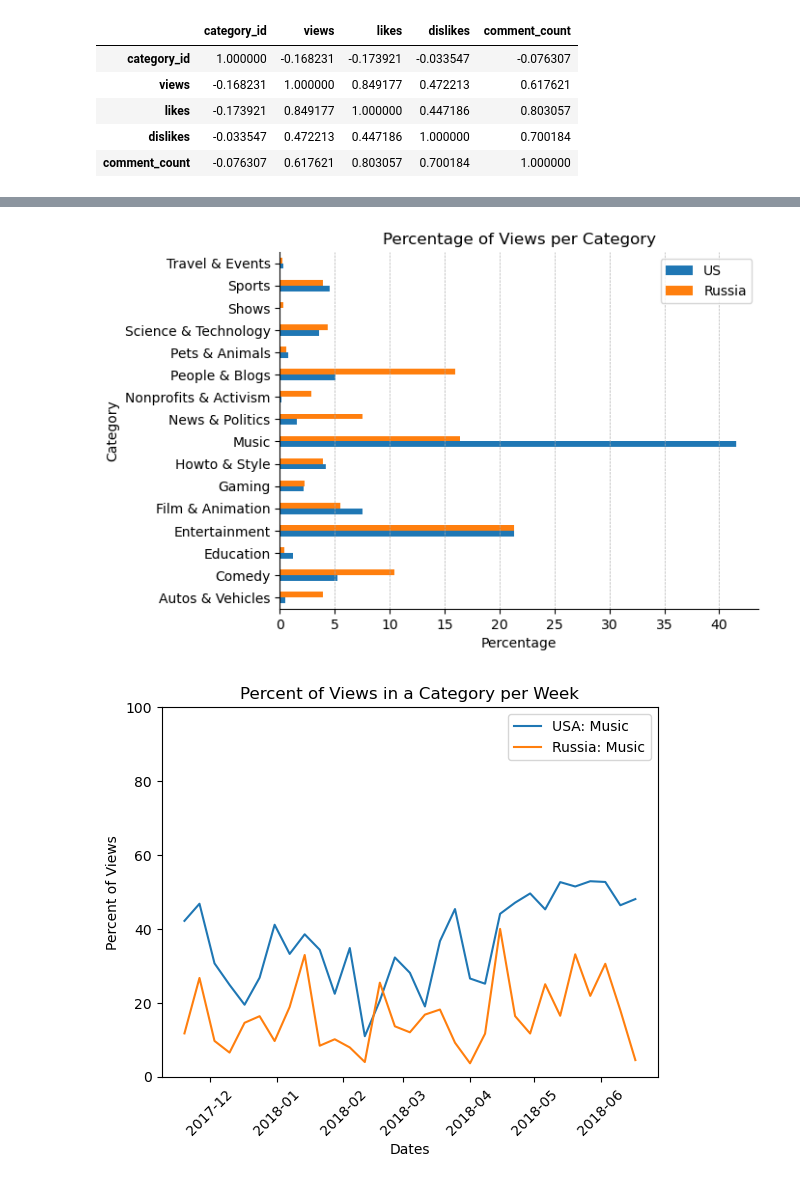
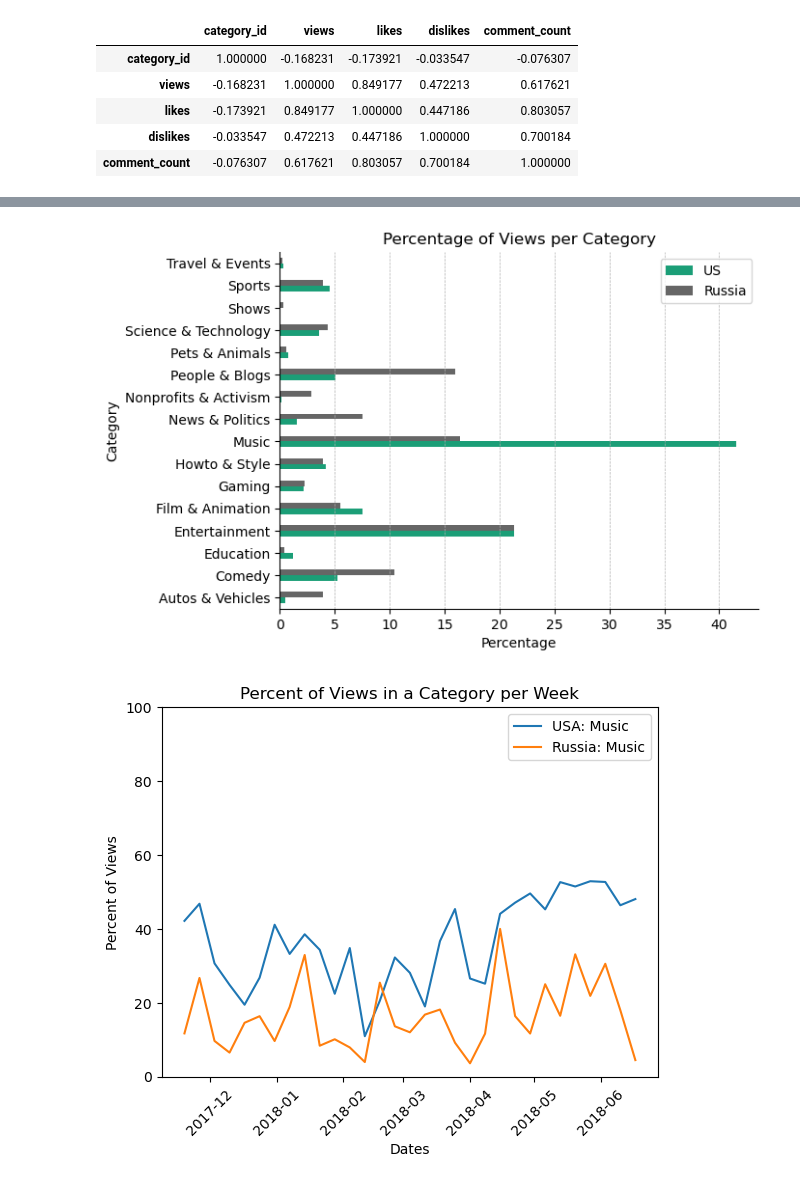
Before and after one commit to JosephTylerSeay/Pandas-EDA-Case-Study, a Jupyter notebook: project.ipynb, the cells around one changed output, grey strips where cells are left out. Cells and saved outputs as stored; diff of their text form; code cells hidden in the pictures.

```diff
--- a/project.ipynb
+++ b/project.ipynb
@@ -123,17 +91,16 @@ most_viewed_in_each_category.plot(kind="barh")
 # %%
 us_cat_views = get_view_percentage(us_df_reduced)
 ru_cat_views = get_view_percentage(ru_df_reduced)
-ax = pd.merge(us_cat_views, ru_cat_views, on= "category_name").plot(kind="barh")
+ax = pd.merge(us_cat_views, ru_cat_views, on= "category_name").plot(kind="barh", colormap='Dark2')
 ax.legend(labels=["US", "Russia"])
 ax.grid(axis = "x", linestyle = "--", linewidth = .5)
 ax.set_title("Percentage of Views per Category")
 ax.set_ylabel("Category")
 ax.set_xlabel("Percentage")
 ax.spines[["top", "right"]].set_visible(False)
-
 plt.show()
 # %% [output]
-[figure, old version]
+[figure, new version]
 # %%
 cat_dict = {'USA': [["Music"], us_df_reduced],
             'Russia': [["Music"], ru_df_reduced]}
```
Also changed, not shown: parts of 8 cells of this notebook, 1 other file.
